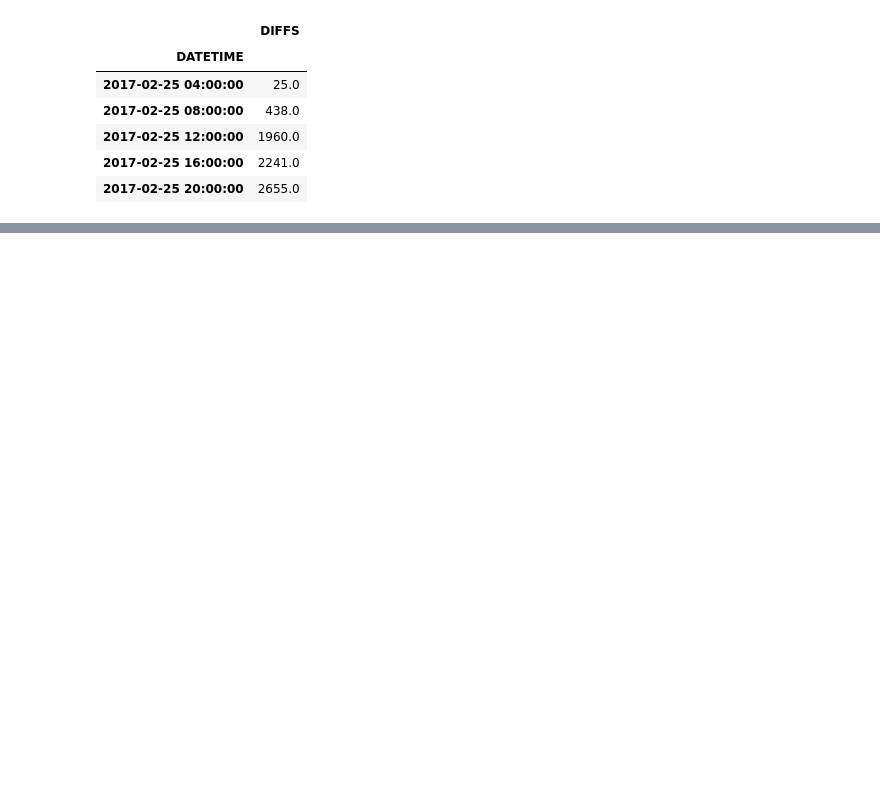
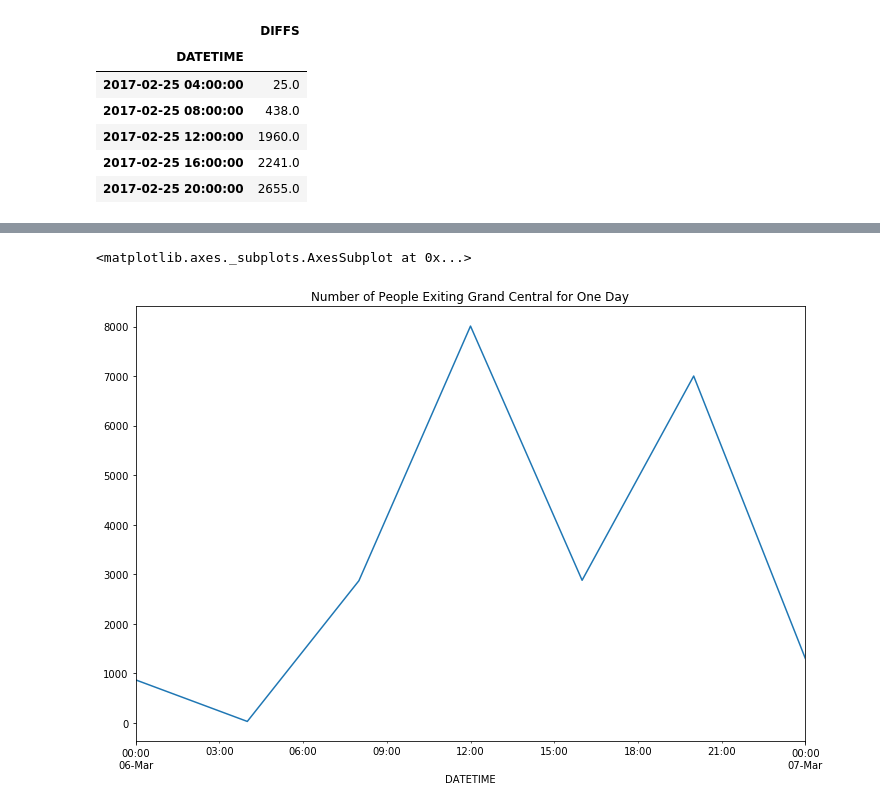
Before and after one commit to Atomahawk/mobile-marketing-solutions, a Jupyter notebook: benson_plots.ipynb, the cells around one changed output, grey strips where cells are left out. Drawn from its saved outputs; the diff is of its cells as text; code cells hidden in the pictures; blank space fills up the shorter version.

Commit message:
added by day graph and updated plots notebook

```diff
--- a/benson_plots.ipynb
+++ b/benson_plots.ipynb
@@ -292,3 +292,13 @@ plt.ylabel('People Exiting')
+# %%
+plt.figure(figsize=(12,8))
+
+
+plt.xticks(rotation=200)
+weekday1 = ct[(ct.index > '2017-03-05 21:00:00') & (ct.index < '2017-03-07 03:00:00')]
+weekday1['DIFFS'].plot(title = 'Number of People Exiting Grand Central for One Day')
+# %% [output]
+<matplotlib.axes._subplots.AxesSubplot at 0x...>
+[figure, added]
 # %%
 # weekly plot without weekends separated
 
```
Also changed, not shown: parts of 2 cells of this notebook, 1 other file.
